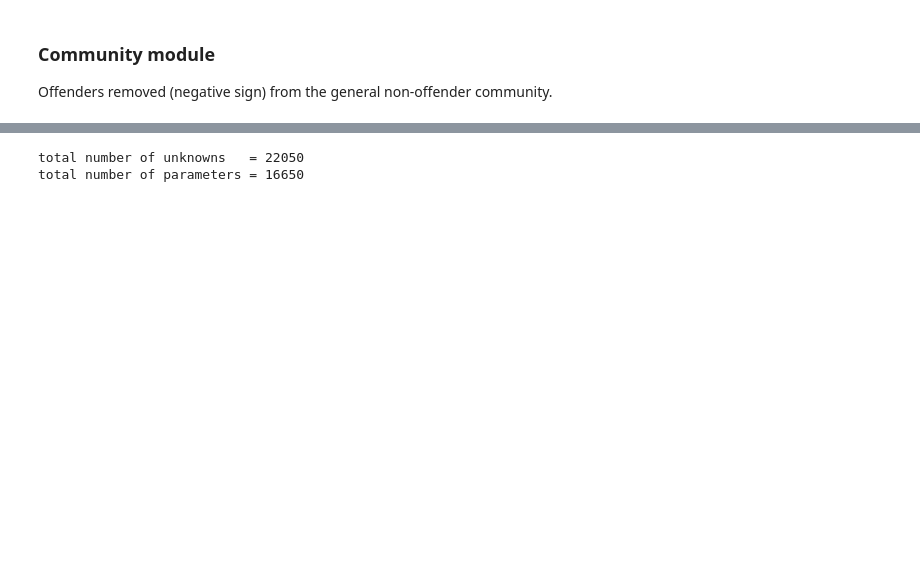
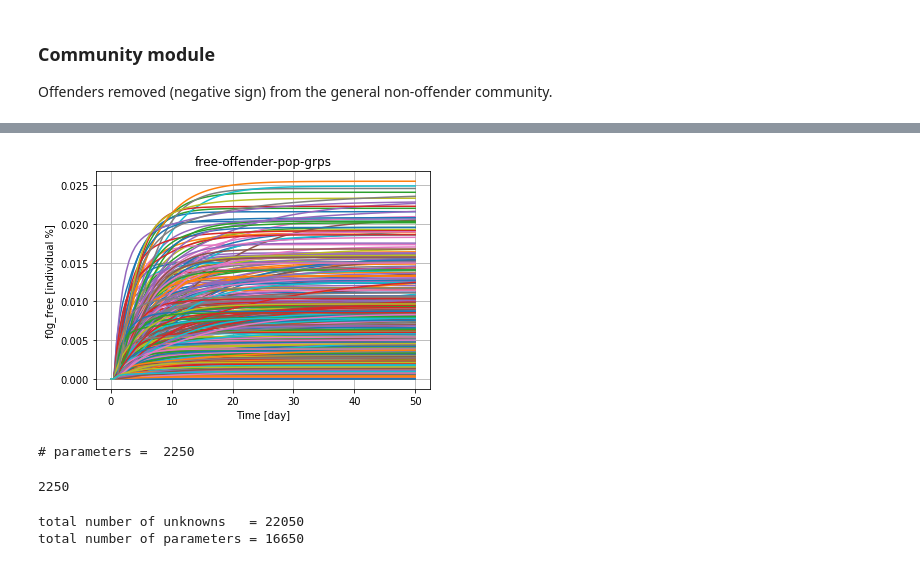
Before and after one commit to dpploy/cortix-nb, a Jupyter notebook: run_city_justice.ipynb, the cells around one changed output, grey strips where cells are left out. Drawn from its saved outputs; the diff is of its cells as text; code cells hidden in the pictures; blank space fills up the shorter version.

Commit message:
Uncomment free

```diff
--- a/run_city_justice.ipynb
+++ b/run_city_justice.ipynb
@@ -596,5 +596,9 @@ total_num_params += inspect_module_data(community,quant_names)
 # %%
-#inspect_module_data(community,'f0g_free')
+inspect_module_data(community,'f0g_free')
+# %% [output]
+[figure, added]
+# parameters =  2250
+2250
 # %%
 '''Total number of unknowns and parameters'''
 
```
Also changed, not shown: parts of 9 cells of this notebook.
